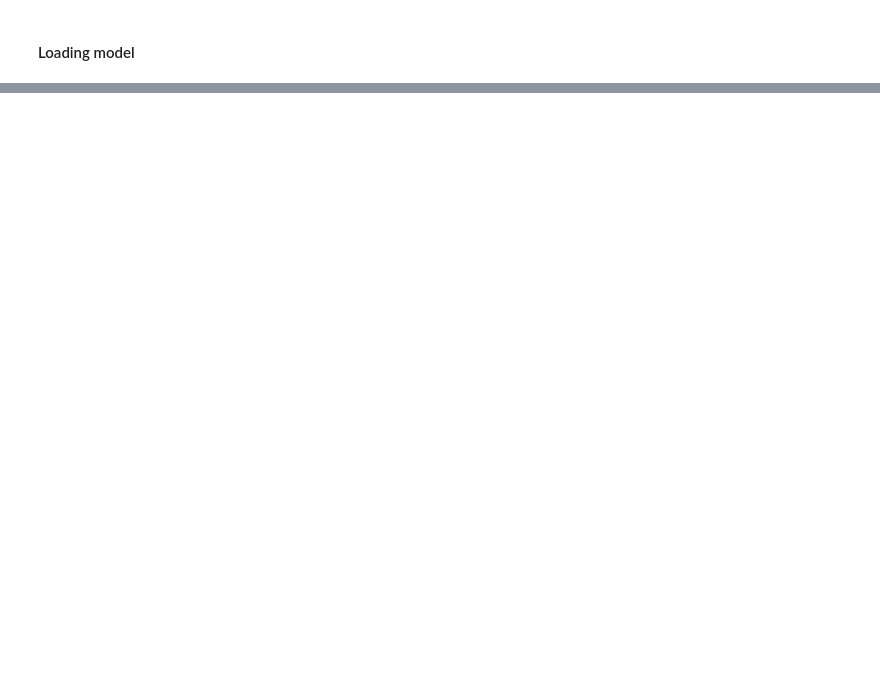
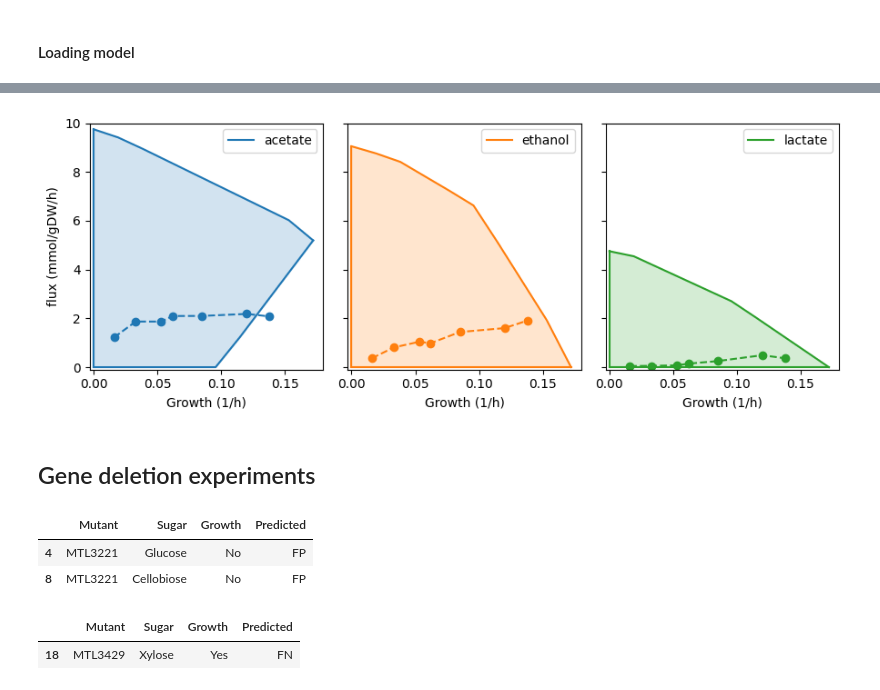
Before and after one commit to IdunBurgos/Ruminiclostridium-cellullolyticum-model-final, a Jupyter notebook: notebooks/Step 5 - Model testing.ipynb, the cells around one changed output, grey strips where cells are left out. Cells and saved outputs as stored; diff of their text form; code cells hidden in the pictures; blank space fills up the shorter version.

```diff
--- a/notebooks/Step 5 - Model testing.ipynb
+++ b/notebooks/Step 5 - Model testing.ipynb
@@ -218,0 +34,42 @@ mutant_growth.pivot(index='Mutant', columns='Sugar', values='Result')
+# %%
+chemostat= pd.read_excel('../input/Guedon1999_chemostat_data.xlsx', sheet_name='Sheet1', header=None, index_col=0, usecols="A:H")
+mu = chemostat.iloc[0,:].values
+q_cellb = chemostat.iloc[1,:].values
+q_ac = chemostat.iloc[2,:].values * chemostat.iloc[3,:].values / 100
+q_lac = chemostat.iloc[2,:].values * chemostat.iloc[4,:].values / 100
+q_etoh = chemostat.iloc[2,:].values * chemostat.iloc[5,:].values / 100
+# %%
+env_cellb = Environment.from_compounds(media['DM_cellobiose'], max_uptake=1000)
+env_cellb['R_EX_cellb_e'] = (-max(q_cellb), 0)
+env_cellb.apply(model, exclusive=True, inplace=True, warning=False)
+
+fig, axs = plt.subplots(1,3, figsize=(9,3.5), sharey=True, sharex=True)
+
+plot_flux_envelope(model, 'Growth', 'R_EX_ac_e', ax=axs[0], label_x='Growth (1/h)',
+                   plot_kwargs={'color': 'tab:blue'}, fill_kwargs={'color': 'tab:blue', 'alpha':0.2})
+plot_flux_envelope(model, 'Growth', 'R_EX_etoh_e', ax=axs[1], label_x='Growth (1/h)',
+                   plot_kwargs={'color': 'tab:orange'}, fill_kwargs={'color': 'tab:orange', 'alpha':0.2})
+plot_flux_envelope(model, 'Growth', 'R_EX_lac__L_e',ax=axs[2], label_x='Growth (1/h)',
+                   plot_kwargs={'color': 'tab:green'}, fill_kwargs={'color': 'tab:green', 'alpha':0.2})
+
+axs[0].plot(mu, q_ac, 'o--', color='tab:blue')
+axs[1].plot(mu, q_etoh, 'o--', color='tab:orange')
+axs[2].plot(mu, q_lac, 'o--', color='tab:green')
+
+axs[0].set_ylim(-0.1, 10)
+axs[0].set_xlim(-0.003, 0.18)
+axs[0].set_xticks([0, 0.05, 0.1, 0.15])
+axs[0].legend(['acetate'])
+axs[1].legend(['ethanol'])
+axs[2].legend(['lactate'])
+axs[0].set_ylabel('flux (mmol/gDW/h)')
+axs[1].set_ylabel('')
+axs[2].set_ylabel('')
+
+fig.tight_layout()
+
+fig.savefig('../figures/production_envelopes.png', dpi=300)
+# %% [output]
+[figure, added]
+# %% [markdown]
+## Gene deletion experiments
@@ -218,0 +119,11 @@ mutant_growth.pivot(index='Mutant', columns='Sugar', values='Result')
+# %%
+mutant_growth.query('Predicted == "FP"')
+# %% [output]
+|  | Mutant | Sugar | Growth | Predicted |
+| 4 | MTL3221 | Glucose | No | FP |
+| 8 | MTL3221 | Cellobiose | No | FP |
+# %%
+mutant_growth.query('Predicted == "FN"')
+# %% [output]
+|  | Mutant | Sugar | Growth | Predicted |
+| 18 | MTL3429 | Xylose | Yes | FN |
```
Also changed, not shown: parts of 44 cells of this notebook, 6 other files.
